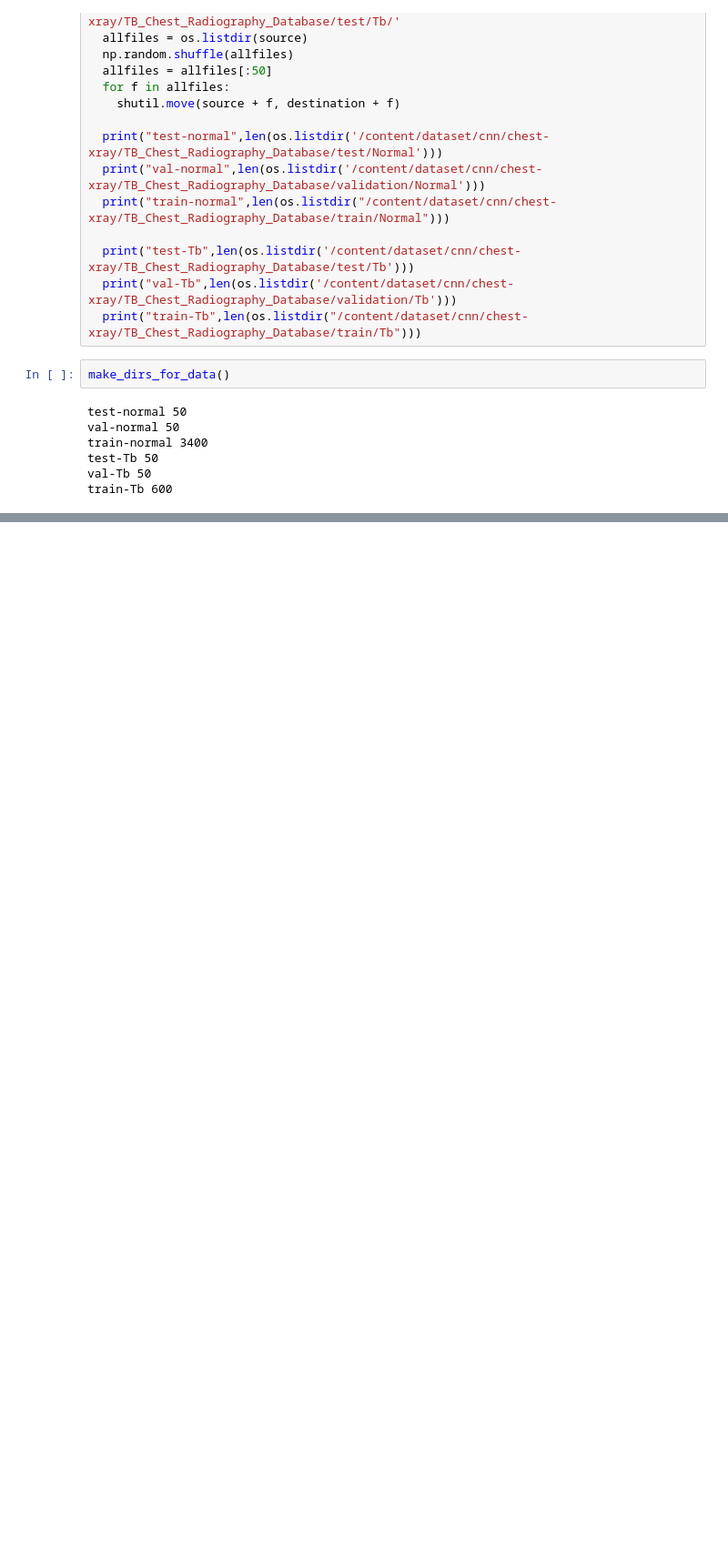
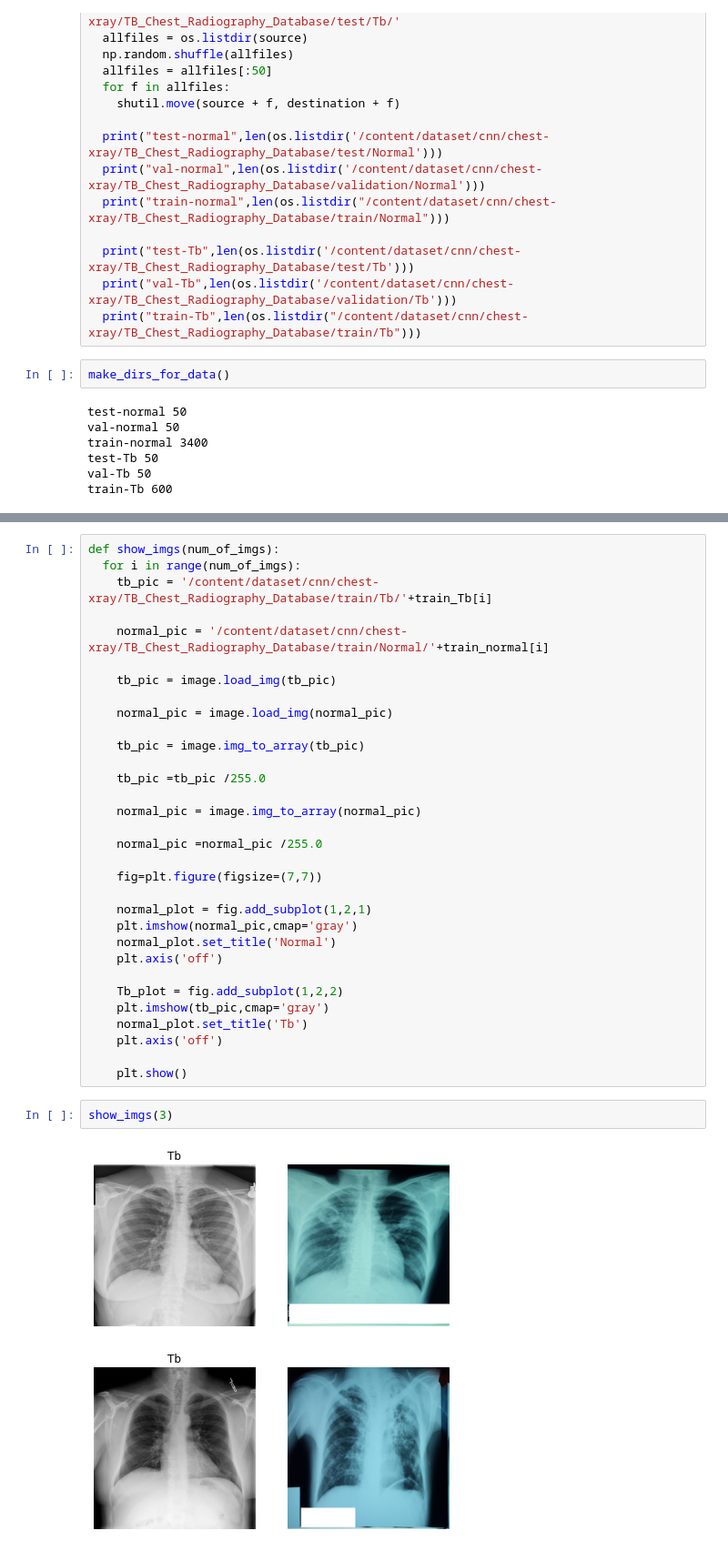
Before and after one commit to pgssanjana/micro_projects, a Jupyter notebook: tbdataset.ipynb, the cells around one changed output, grey strips where cells are left out. Shown: that part at 91% size. Cells and saved outputs as stored; diff of their text form; blank space fills up the shorter version.

```diff
--- a/tbdataset.ipynb
+++ b/tbdataset.ipynb
@@ -127,0 +163,37 @@ train-Tb 600
+# %%
+def show_imgs(num_of_imgs):
+  for i in range(num_of_imgs):
+    tb_pic = '/content/dataset/cnn/chest-xray/TB_Chest_Radiography_Database/train/Tb/'+train_Tb[i]
+
+    normal_pic = '/content/dataset/cnn/chest-xray/TB_Chest_Radiography_Database/train/Normal/'+train_normal[i]
+
+    tb_pic = image.load_img(tb_pic)
+
+    normal_pic = image.load_img(normal_pic)
+
+    tb_pic = image.img_to_array(tb_pic)
+
+    tb_pic =tb_pic /255.0
+
+    normal_pic = image.img_to_array(normal_pic)
+
+    normal_pic =normal_pic /255.0
+
+    fig=plt.figure(figsize=(7,7))
+
+    normal_plot = fig.add_subplot(1,2,1)
+    plt.imshow(normal_pic,cmap='gray')
+    normal_plot.set_title('Normal')
+    plt.axis('off')
+
+    Tb_plot = fig.add_subplot(1,2,2)
+    plt.imshow(tb_pic,cmap='gray')
+    normal_plot.set_title('Tb')
+    plt.axis('off')
+
+    plt.show()
+# %%
+show_imgs(3)
+# %% [output]
+[figure, added]
+[figure, added]
```
Also changed, not shown: parts of 17 cells of this notebook.
